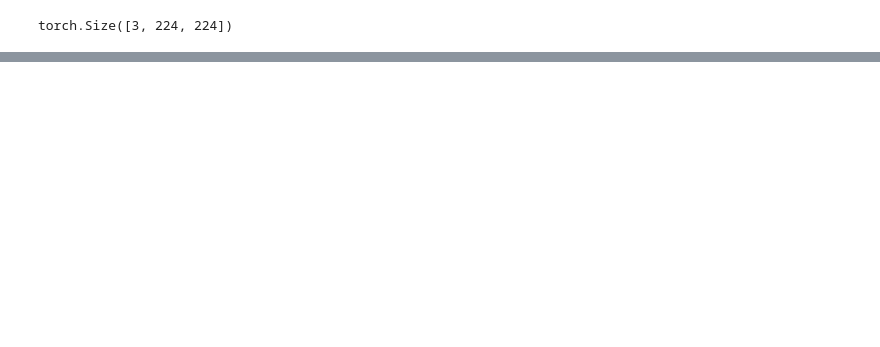
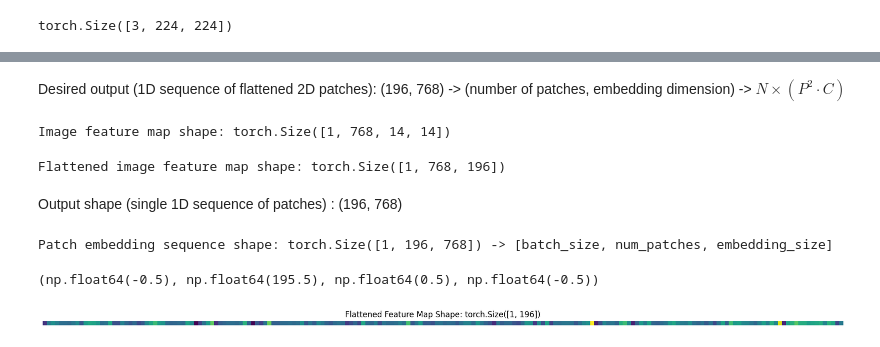
Before and after one commit to dogukangur0/ViT, a Jupyter notebook: PaperReplicating.ipynb, the cells around one changed output, grey strips where cells are left out. Cells and saved outputs as stored; diff of their text form; code cells hidden in the pictures; blank space fills up the shorter version.

```diff
--- a/PaperReplicating.ipynb
+++ b/PaperReplicating.ipynb
@@ -275,0 +276,9 @@ Text(0.5, 0.98, 'sushi')
+# %%
+import torch.nn as nn
+conv2d = nn.Conv2d(
+    in_channels = 3,           # for color images
+    out_channels = 768,        # D size
+    kernel_size = patch_size,
+    stride = patch_size,
+    padding = 0
+)
@@ -275,0 +289,3 @@ Text(0.5, 0.98, 'sushi')
+# %%
+image_out_of_conv = conv2d(image.unsqueeze(dim = 0))
+image_out_of_conv.shape # [batch_size, embedding_dim, feature_map_height, feature_map_width]
@@ -275,0 +307,28 @@ Text(0.5, 0.98, 'sushi')
+# %% [markdown]
+Desired output (1D sequence of flattened 2D patches): (196, 768) -> (number of patches, embedding dimension) -> ${N \times\left(P^{2} \cdot C\right)}$
+# %%
+print(f"Image feature map shape: {image_out_of_conv.shape}") # [batch_size, embedding_dim, feature_map_height, feature_map_width]
+# %% [output]
+Image feature map shape: torch.Size([1, 768, 14, 14])
+# %%
+flatten = nn.Flatten(start_dim = 2, end_dim = 3)
+image_out_of_conv_flattened = flatten(image_out_of_conv)
+print(f"Flattened image feature map shape: {image_out_of_conv_flattened.shape}")
+# %% [output]
+Flattened image feature map shape: torch.Size([1, 768, 196])
+# %% [markdown]
+Output shape (single 1D sequence of patches) : (196, 768)
+# %%
+image_out_of_conv_flattened_reshaped = image_out_of_conv_flattened.permute(0, 2, 1)
+print(f"Patch embedding sequence shape: {image_out_of_conv_flattened_reshaped.shape} -> [batch_size, num_patches, embedding_size]")
+# %% [output]
+Patch embedding sequence shape: torch.Size([1, 196, 768]) -> [batch_size, num_patches, embedding_size]
+# %%
+single_flattened_feature_map = image_out_of_conv_flattened_reshaped[:, : , 0]
+plt.figure(figsize = (22, 22))
+plt.imshow(single_flattened_feature_map.detach().numpy())
+plt.title(f"Flattened Feature Map Shape: {single_flattened_feature_map.shape}")
+plt.axis(False)
+# %% [output]
+(np.float64(-0.5), np.float64(195.5), np.float64(0.5), np.float64(-0.5))
+[figure, added]
```
Also changed, not shown: parts of 41 cells of this notebook.
